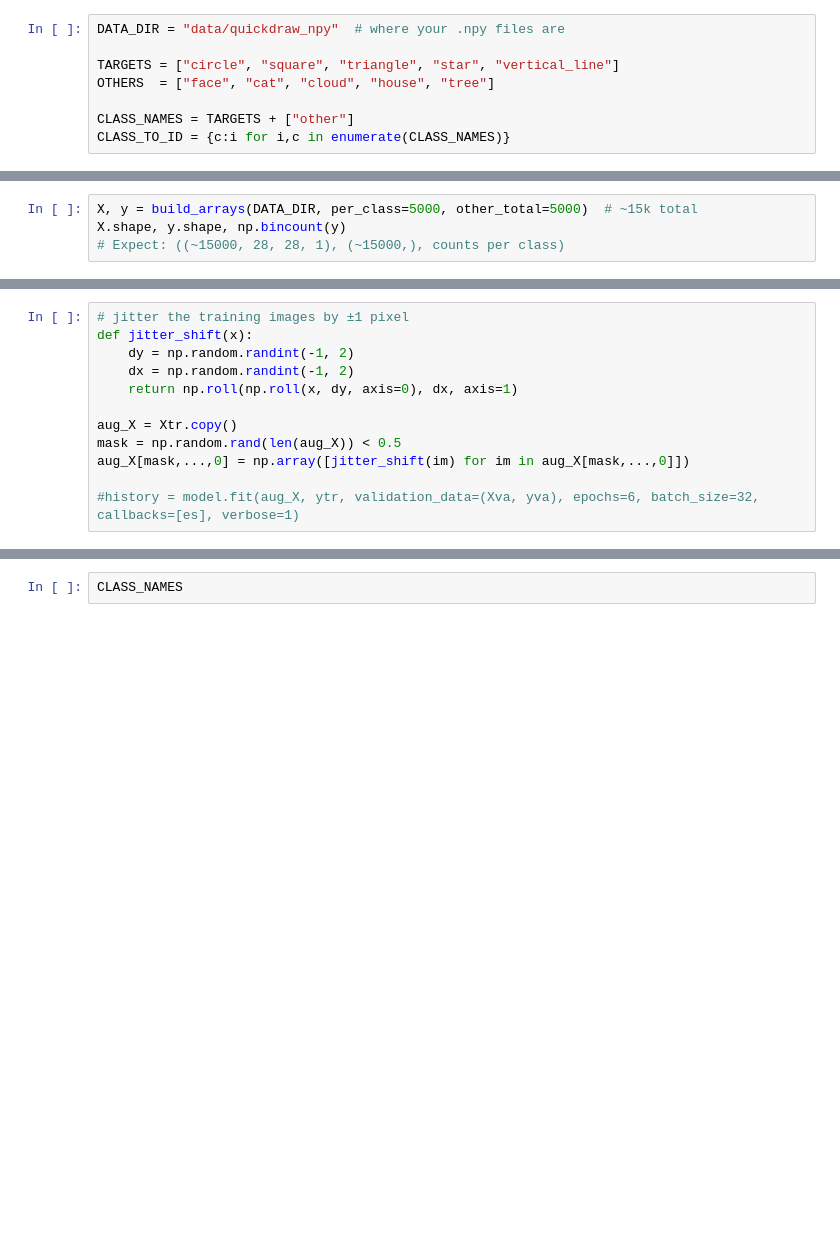
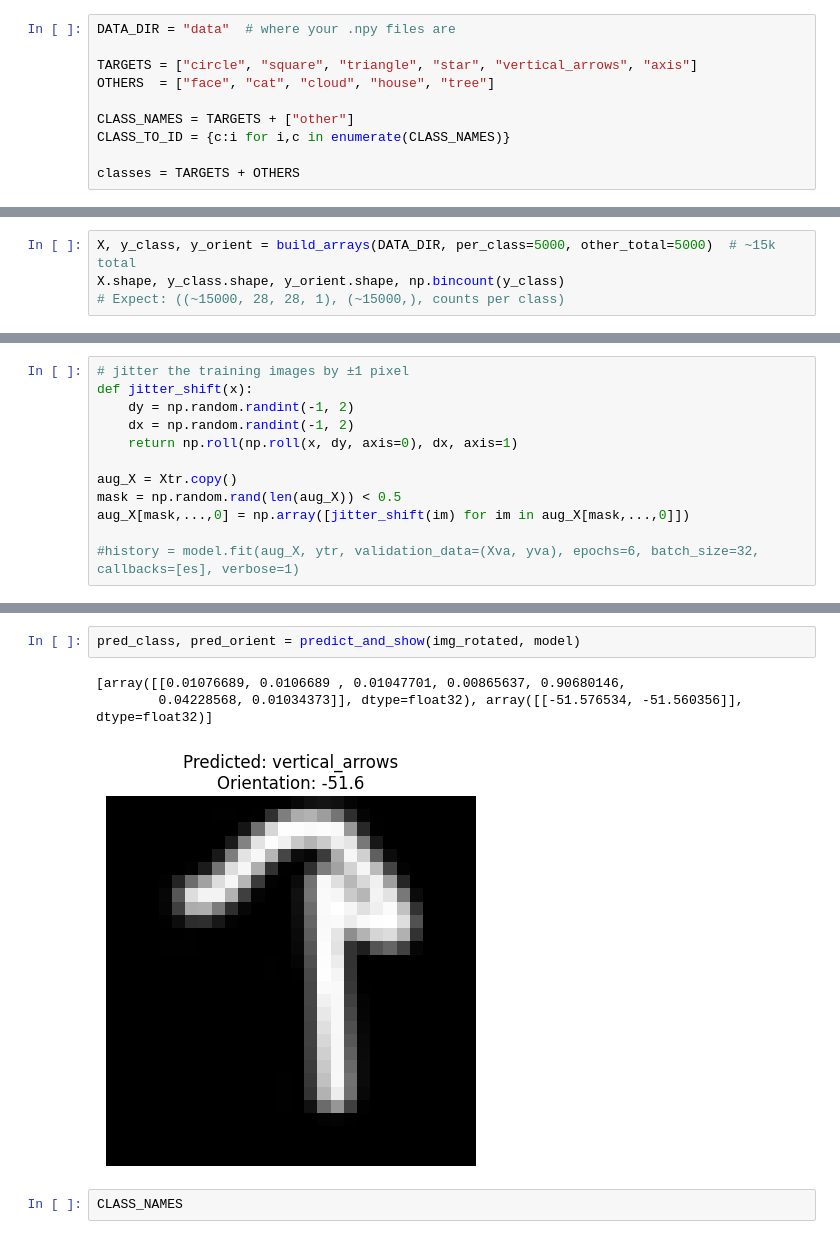
Before and after one commit to Edmond-Dantes/doodle-autocomplete, a Jupyter notebook: notebooks/maya_notebooks/md-dev-notebook.ipynb, the cells around one changed output, grey strips where cells are left out. Cells and saved outputs as stored; diff of their text form; blank space fills up the shorter version.

```diff
--- a/notebooks/maya_notebooks/md-dev-notebook.ipynb
+++ b/notebooks/maya_notebooks/md-dev-notebook.ipynb
@@ -71,8 +59,10 @@ load complete
 # %%
-DATA_DIR = "data/quickdraw_npy"  # where your .npy files are
+DATA_DIR = "data"  # where your .npy files are
 
-TARGETS = ["circle", "square", "triangle", "star", "vertical_line"]
+TARGETS = ["circle", "square", "triangle", "star", "vertical_arrows", "axis"]
 OTHERS  = ["face", "cat", "cloud", "house", "tree"]
 
 CLASS_NAMES = TARGETS + ["other"]
 CLASS_TO_ID = {c:i for i,c in enumerate(CLASS_NAMES)}
+
+classes = TARGETS + OTHERS
@@ -205,5 +254,5 @@ np.load("data/quickdraw_npy/vertical_line.npy").shape
 # %%
-X, y = build_arrays(DATA_DIR, per_class=5000, other_total=5000)  # ~15k total
-X.shape, y.shape, np.bincount(y)
+X, y_class, y_orient = build_arrays(DATA_DIR, per_class=5000, other_total=5000)  # ~15k total
+X.shape, y_class.shape, y_orient.shape, np.bincount(y_class)
 # Expect: ((~15000, 28, 28, 1), (~15000,), counts per class)
 # %% [output]
@@ -359,3 +615,9 @@ aug_X[mask,...,0] = np.array([jitter_shift(im) for im in aug_X[mask,...,0]])
+# %%
+pred_class, pred_orient = predict_and_show(img_rotated, model)
+# %% [output]
+[array([[0.01076689, 0.0106689 , 0.01047701, 0.00865637, 0.90680146,
+        0.04228568, 0.01034373]], dtype=float32), array([[-51.576534, -51.560356]], dtype=float32)]
+[figure, added]
 # %%
 CLASS_NAMES
 # %%
```
Also changed, not shown: parts of 25 cells of this notebook, 1 other file.
